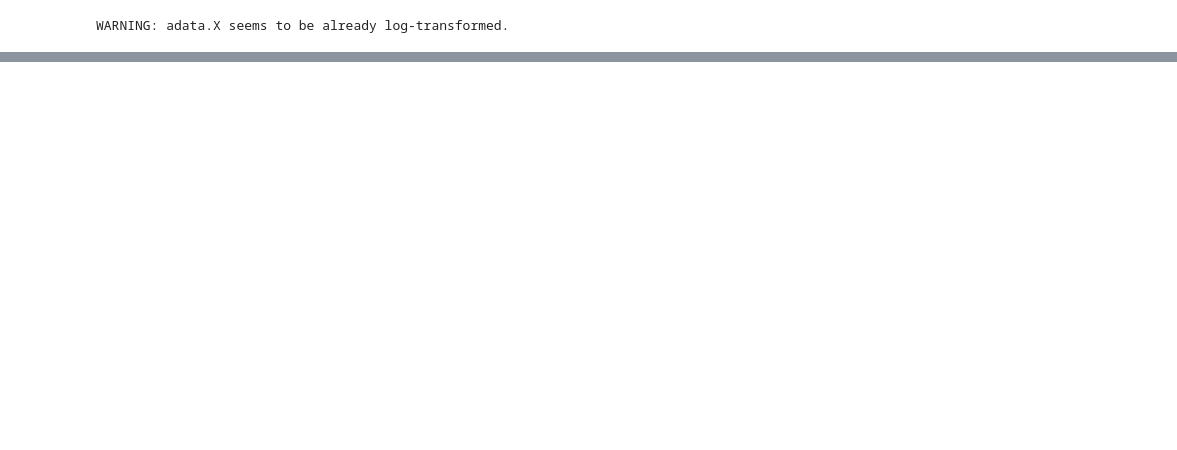
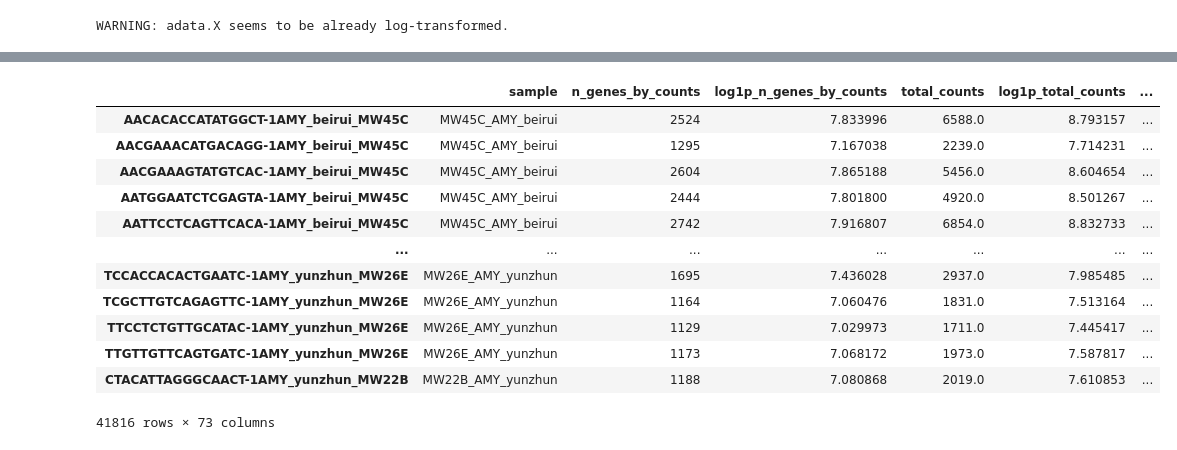
Before and after one commit to juychen/RUVDEG, a Jupyter notebook: postanalysis.ipynb, the cells around one changed output, grey strips where cells are left out. Drawn from its saved outputs; the diff is of its cells as text; code cells hidden in the pictures; blank space fills up the shorter version.

```diff
--- a/postanalysis.ipynb
+++ b/postanalysis.ipynb
@@ -581,0 +350,16 @@ CUSUS         4969    7063  4189  1639  2550  0.352  6397  1874  4523  0.543  +0
+# %%
+adata_con.obs
+# %% [output]
+|  | sample | n_genes_by_counts | log1p_n_genes_by_counts | total_counts | log1p_total_counts | ... |
+| AACACACCATATGGCT-1AMY_beirui_MW45C | MW45C_AMY_beirui | 2524 | 7.833996 | 6588.0 | 8.793157 | ... |
+| AACGAAACATGACAGG-1AMY_beirui_MW45C | MW45C_AMY_beirui | 1295 | 7.167038 | 2239.0 | 7.714231 | ... |
+| AACGAAAGTATGTCAC-1AMY_beirui_MW45C | MW45C_AMY_beirui | 2604 | 7.865188 | 5456.0 | 8.604654 | ... |
+| AATGGAATCTCGAGTA-1AMY_beirui_MW45C | MW45C_AMY_beirui | 2444 | 7.801800 | 4920.0 | 8.501267 | ... |
+| AATTCCTCAGTTCACA-1AMY_beirui_MW45C | MW45C_AMY_beirui | 2742 | 7.916807 | 6854.0 | 8.832733 | ... |
+| ... | ... | ... | ... | ... | ... | ... |
+| TCCACCACACTGAATC-1AMY_yunzhun_MW26E | MW26E_AMY_yunzhun | 1695 | 7.436028 | 2937.0 | 7.985485 | ... |
+| TCGCTTGTCAGAGTTC-1AMY_yunzhun_MW26E | MW26E_AMY_yunzhun | 1164 | 7.060476 | 1831.0 | 7.513164 | ... |
+| TTCCTCTGTTGCATAC-1AMY_yunzhun_MW26E | MW26E_AMY_yunzhun | 1129 | 7.029973 | 1711.0 | 7.445417 | ... |
+| TTGTTGTTCAGTGATC-1AMY_yunzhun_MW26E | MW26E_AMY_yunzhun | 1173 | 7.068172 | 1973.0 | 7.587817 | ... |
+| CTACATTAGGGCAACT-1AMY_yunzhun_MW22B | MW22B_AMY_yunzhun | 1188 | 7.080868 | 2019.0 | 7.610853 | ... |
+41816 rows × 73 columns
```
Also changed, not shown: parts of 44 cells of this notebook, 4 other files.
